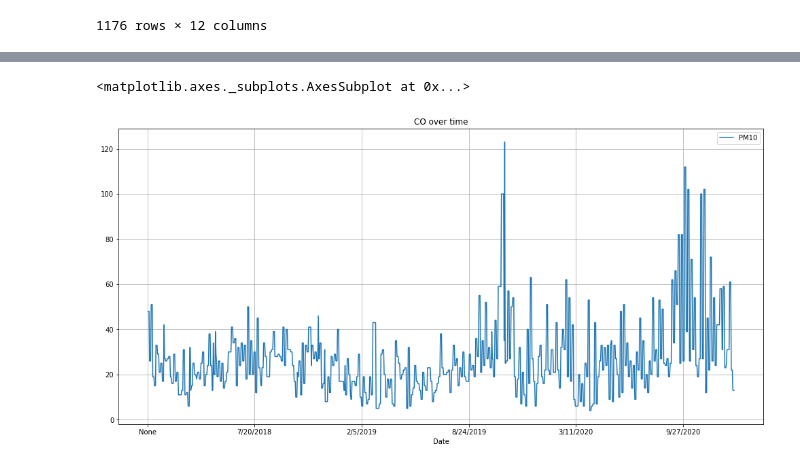
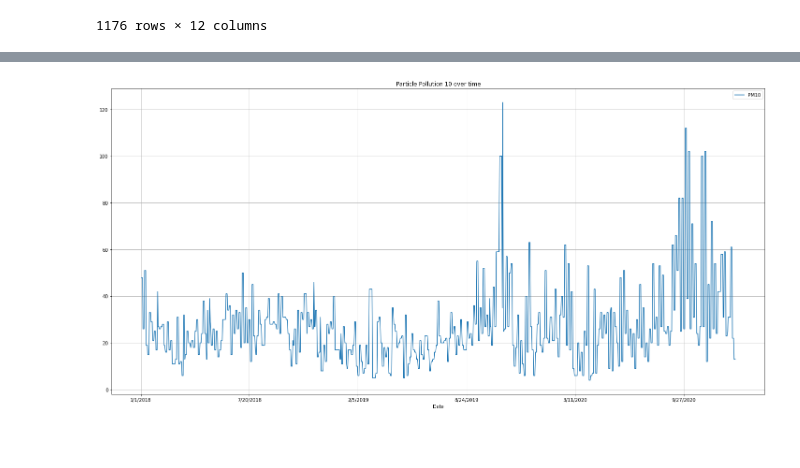
Before and after one commit to admngz/project-one, a Jupyter notebook: aqi_project_csv.ipynb, the cells around one changed output, grey strips where cells are left out. Drawn from its saved outputs; the diff is of its cells as text; code cells hidden in the pictures; blank space fills up the shorter version.

```diff
--- a/aqi_project_csv.ipynb
+++ b/aqi_project_csv.ipynb
@@ -64,0 +77,4 @@ clean_aqi_df["PM10"] = clean_aqi_df["PM10"].astype(float)
+# %%
+#replace that period as None
+#clean_aqi_df["PM10"] = clean_aqi_df["PM10"].replace('.', None)
+clean_aqi_df.iloc[0,9] = None
@@ -65,6 +84,8 @@ clean_aqi_df["PM10"] = clean_aqi_df["PM10"].astype(float)
 # %%
-clean_aqi_df.plot(kind="line", x="Date", y="PM10", grid=True, figsize=(17,8),
-              title="CO over time")
+#plot PM10 data
+clean_aqi_df.plot(kind="line", x="Date", y="PM10", grid=True, figsize=(25,12),
+              title="Particle Pollution 10 over time")
+
+plt.savefig("PM10_over_time.png")
 # %% [output]
-<matplotlib.axes._subplots.AxesSubplot at 0x...>
-[figure, old version]
+[figure, new version]
```
Also changed, not shown: parts of 11 cells of this notebook, 4 other files.
